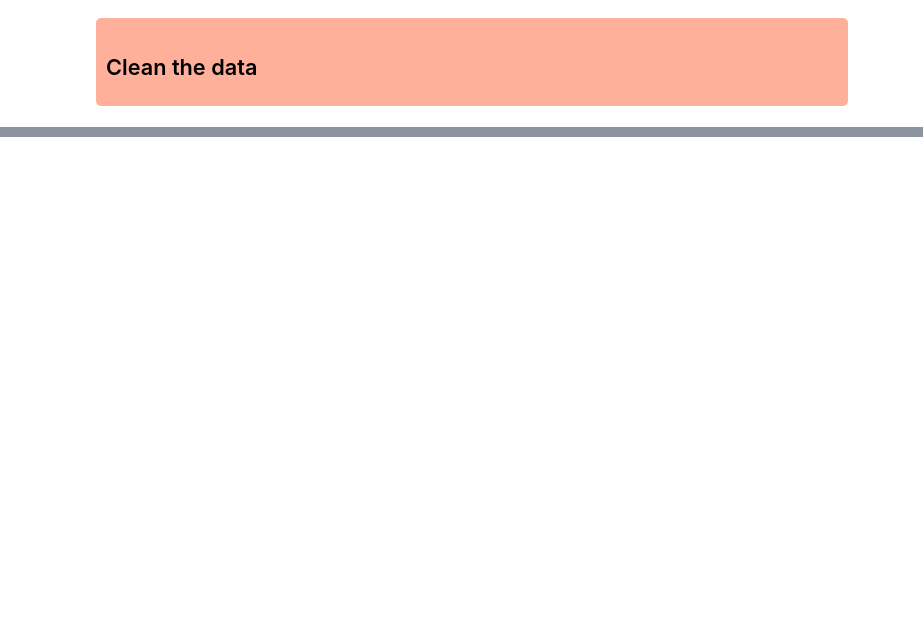
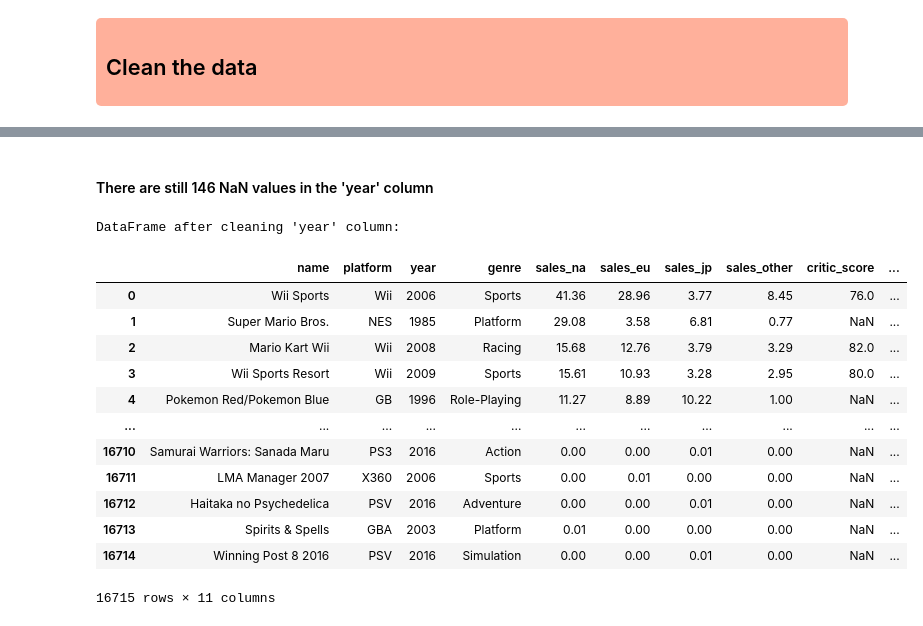
Before and after one commit to Script-Whiz/Games, a Jupyter notebook: notebook/games_ver1.ipynb, the cells around one changed output, grey strips where cells are left out. Cells and saved outputs as stored; diff of their text form; code cells hidden in the pictures; blank space fills up the shorter version.

Commit message:
data cleaning has begun

```diff
--- a/notebook/games_ver1.ipynb
+++ b/notebook/games_ver1.ipynb
@@ -129,0 +123,9 @@ games.JP_sales.max()
+# %%
+# New column names
+new_columns = ['name', 'platform', 'year', 'genre', 'sales_na', 'sales_eu', 'sales_jp', 'sales_other', 'critic_score', 'user_score', 'rating']
+
+# Assign the new column names to the DataFrame
+games.columns = new_columns
+
+#Display dataframe with new lowercase names
+display(games.head(3))
@@ -129,0 +162,10 @@ games.JP_sales.max()
+# %%
+# Additional analysis: Determine the most common year for each game
+#Apply a function to each 'year' group.
+#Calculates the mode (most frequent value) of the 'year' values in the 'name' group.
+#['0'] selects the first mode value if mode() returns multiple values.
+# Check if the mode calculation returns an empty result. If it does, it assigns np.nan instead.
+common_year = games.groupby('name')['year'].apply(lambda x: x.mode().iloc[0] if not x.mode().empty else None)
+
+print("\nMost Common Year for Each Game Name:")
+print(common_year)
@@ -129,0 +187,8 @@ games.JP_sales.max()
+# %%
+#Take the above info, and now fill in the missing values.
+#Create a dictionary from the common_year Series
+common_year_dict = common_year.to_dict()
+
+#Use this dictionary to fill in missing 'year' values
+#If row is found in common_year_dict, it returns the most common year for that game.
+games['year'] = games.apply(lambda row: common_year_dict.get(row['name'], row['year']) if pd.isna(row['year']) else row['year'], axis=1)
@@ -129,0 +216,25 @@ games.JP_sales.max()
+# %% [markdown]
+#### There are still 146 NaN values in the 'year' column
+# %%
+#Fill the remaining 146 NaN values with '0' before changing type from float to int.
+#Get rid of decimal in year column.
+games['year'] = games['year'].fillna(0).astype(int)
+
+# Verify the changes
+print("\nDataFrame after cleaning 'year' column:")
+display(games)
+# %% [output]
+DataFrame after cleaning 'year' column:
+|  | name | platform | year | genre | sales_na | sales_eu | sales_jp | sales_other | critic_score | ... |
+| 0 | Wii Sports | Wii | 2006 | Sports | 41.36 | 28.96 | 3.77 | 8.45 | 76.0 | ... |
+| 1 | Super Mario Bros. | NES | 1985 | Platform | 29.08 | 3.58 | 6.81 | 0.77 | NaN | ... |
+| 2 | Mario Kart Wii | Wii | 2008 | Racing | 15.68 | 12.76 | 3.79 | 3.29 | 82.0 | ... |
+| 3 | Wii Sports Resort | Wii | 2009 | Sports | 15.61 | 10.93 | 3.28 | 2.95 | 80.0 | ... |
+| 4 | Pokemon Red/Pokemon Blue | GB | 1996 | Role-Playing | 11.27 | 8.89 | 10.22 | 1.00 | NaN | ... |
+| ... | ... | ... | ... | ... | ... | ... | ... | ... | ... | ... |
+| 16710 | Samurai Warriors: Sanada Maru | PS3 | 2016 | Action | 0.00 | 0.00 | 0.01 | 0.00 | NaN | ... |
+| 16711 | LMA Manager 2007 | X360 | 2006 | Sports | 0.00 | 0.01 | 0.00 | 0.00 | NaN | ... |
+| 16712 | Haitaka no Psychedelica | PSV | 2016 | Adventure | 0.00 | 0.00 | 0.01 | 0.00 | NaN | ... |
+| 16713 | Spirits & Spells | GBA | 2003 | Platform | 0.01 | 0.00 | 0.00 | 0.00 | NaN | ... |
+| 16714 | Winning Post 8 2016 | PSV | 2016 | Simulation | 0.00 | 0.00 | 0.01 | 0.00 | NaN | ... |
+16715 rows × 11 columns
```
Also changed, not shown: parts of 38 cells of this notebook.
